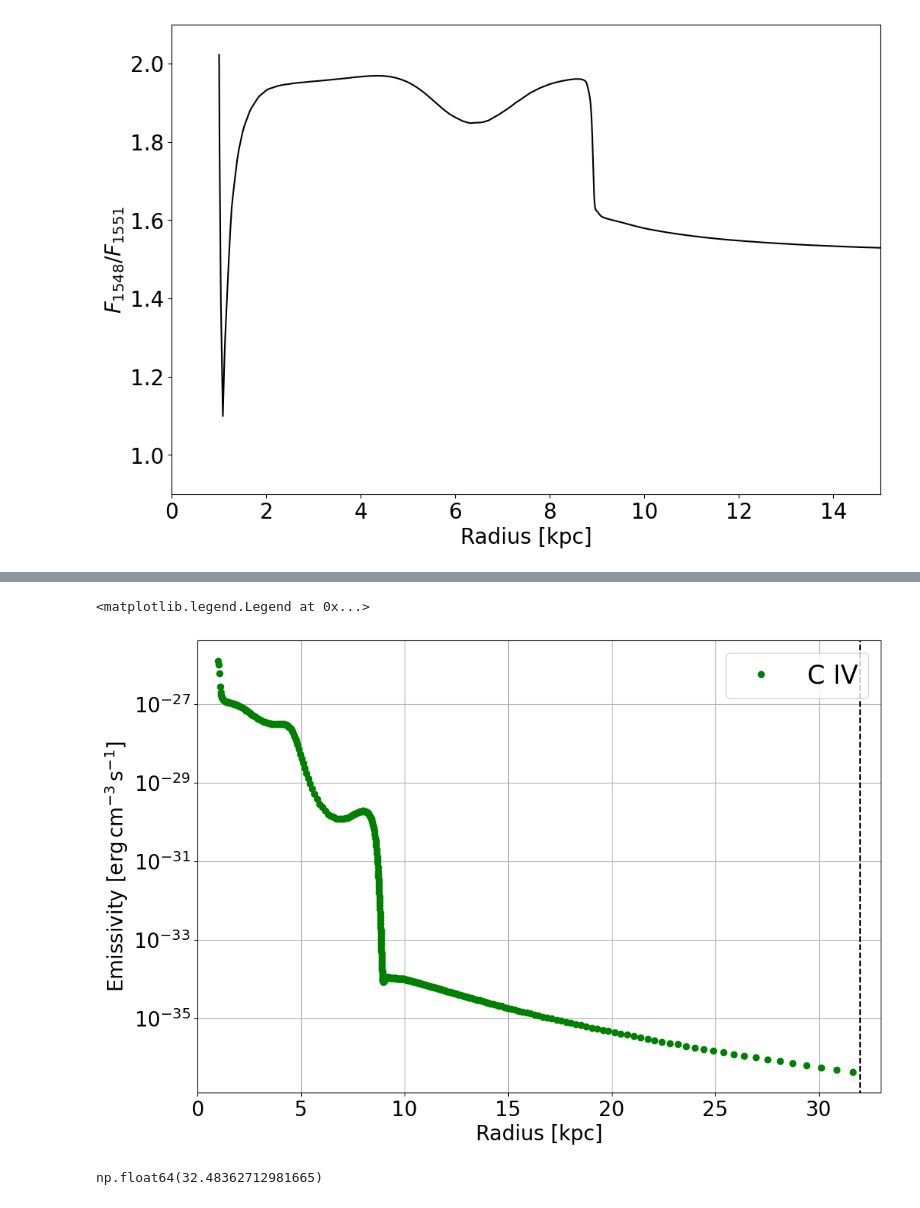
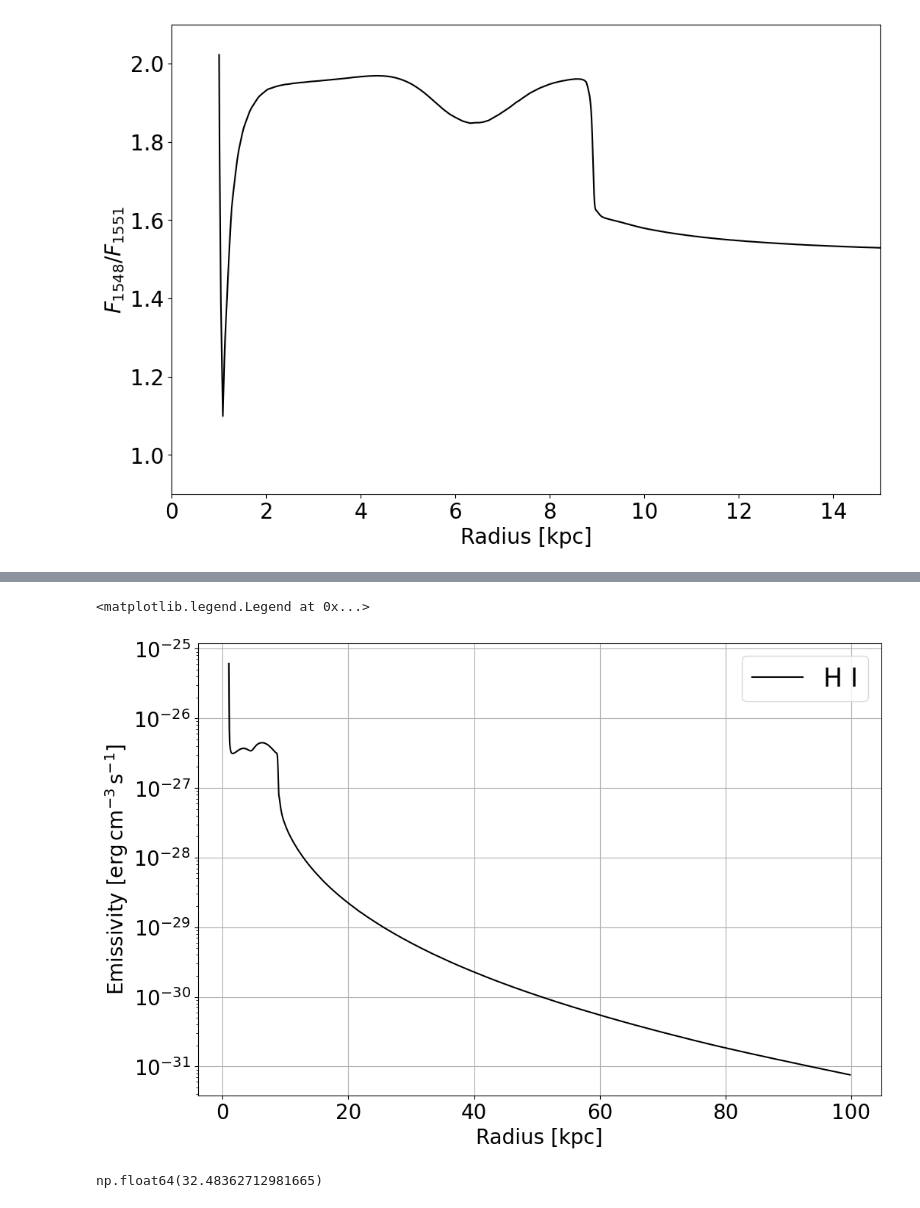
Before and after one commit to jin981016/CIV_Photoionization, a Jupyter notebook: Pycloudy_CIV_Lum42.ipynb, the cells around one changed output, grey strips where cells are left out. Saved outputs shown, nothing was run; the diff lists cells and outputs as text; code cells hidden in the pictures.

```diff
--- a/Pycloudy_CIV_Lum42.ipynb
+++ b/Pycloudy_CIV_Lum42.ipynb
@@ -283,25 +308,25 @@ NV_emis = (Mod.get_emis('N__5_123882A')) + (Mod.get_emis('N__5_124280A'))
 # %%
 fig = plt.figure(1,figsize=(12, 8))
-# plt.plot(R,HI_emis,'k',label='H I')
+plt.plot(R,HI_emis,'k',label='H I')
 # plt.plot(R,MgII_emis,'r',label='Mg II')
-plt.plot(R,CIV_emis,'go',label='C IV')
+# plt.plot(R,CIV_emis,'go',label='C IV')
 # plt.plot(R,NV_emis,'b',label='N V')
 # plt.plot(R,OVI_emis,'m',label='O VI')
 
 plt.yscale('log')
-x_max = R[np.where(CIV_emis==0)[0].min()]
-plt.axvline(x=32,ymin=-1,ymax=1,linestyle='--',color='k')
-plt.xlim(0,33)
+# x_max = R[np.where(CIV_emis==0)[0].min()]
+# plt.axvline(x=32,ymin=-1,ymax=1,linestyle='--',color='k')
+# plt.xlim(0,33)
 plt.xlabel('Radius [kpc]', fontsize=20)
 plt.ylabel(r'Emissivity [$\rm erg\,cm^{-3}\,s^{-1}$]', fontsize=20)
 # ax1.plot(Mod.radius/kpc, Mod.te, color=color, label=r'T$_{e}$')
 plt.tick_params(axis='y', labelsize=20)
 plt.tick_params(axis='x', labelsize=20)
 plt.grid(True)
 plt.legend(loc='upper right',fontsize=25)
 # %% [output]
 <matplotlib.legend.Legend at 0x...>
-[figure, old version]
+[figure, new version]
 # %%
 x = R[np.where(CIV_emis==0)[0].min()]
 x
```
Also changed, not shown: parts of 2 cells of this notebook.
